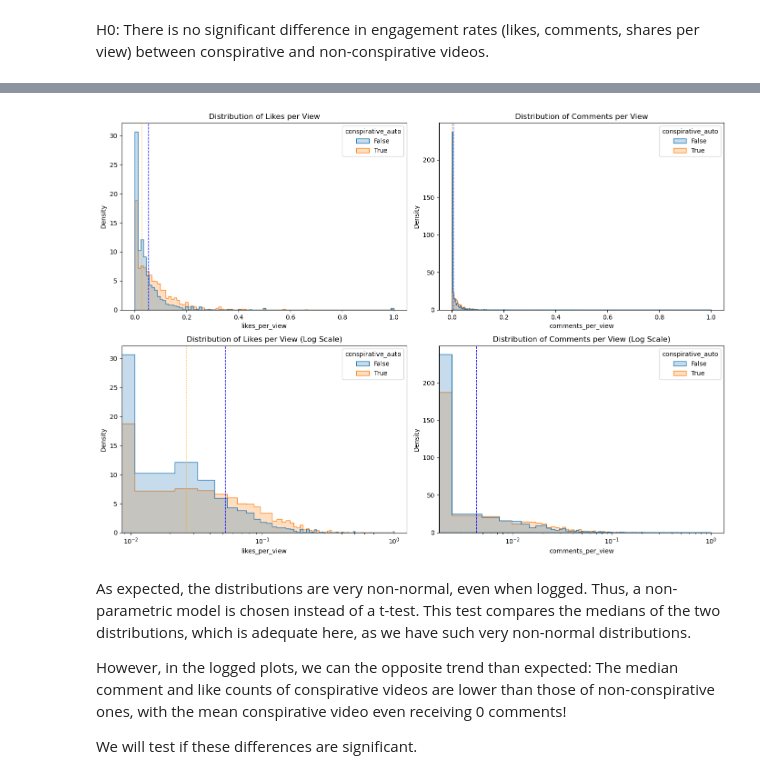
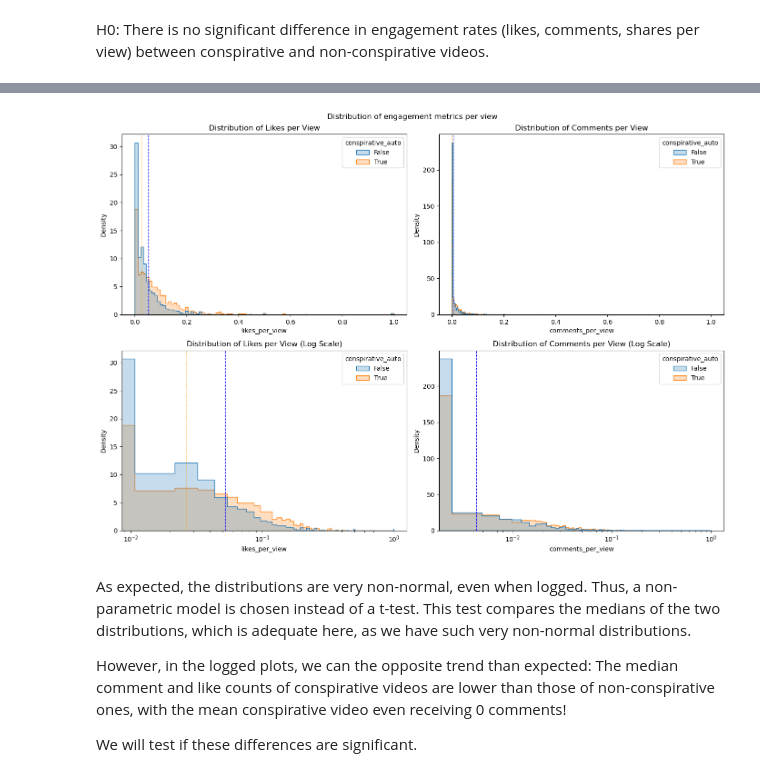
Before and after one commit to julia-king-edu/so-24_smda_project, a Jupyter notebook: 03_analysis.ipynb, the cells around one changed output, grey strips where cells are left out. Saved outputs shown, nothing was run; the diff lists cells and outputs as text; code cells hidden in the pictures.

```diff
--- a/03_analysis.ipynb
+++ b/03_analysis.ipynb
@@ -371,37 +369,38 @@ engagement_df = engagement_df[(engagement_df["likes_per_view"] <= 1) & (engageme
 # %%
 # plot distributions
-fig, axes = plt.subplots(2, 2, figsize = (14, 10))
+fig, ax = plt.subplots(2, 2, figsize = (14, 10))
 
 # likes
-sns.histplot(data = engagement_df, x = "likes_per_view", hue = "conspirative_auto", element = "step", stat = "density", common_norm = False, ax = axes[0, 0])
-axes[0, 0].set_title("Distribution of Likes per View")
-axes[0, 0].axvline(engagement_df[engagement_df["conspirative_auto"] ==  True]["likes_per_view"].median(), color = "blue", linestyle = "--", linewidth = 1)
-axes[0, 0].axvline(engagement_df[engagement_df["conspirative_auto"] ==  False]["likes_per_view"].median(), color = "orange", linestyle = ":", linewidth = 1)
+sns.histplot(data = engagement_df, x = "likes_per_view", hue = "conspirative_auto", element = "step", stat = "density", common_norm = False, ax = ax[0, 0])
+ax[0, 0].set_title("Distribution of Likes per View")
+ax[0, 0].axvline(engagement_df[engagement_df["conspirative_auto"] ==  True]["likes_per_view"].median(), color = "blue", linestyle = "--", linewidth = 1)
+ax[0, 0].axvline(engagement_df[engagement_df["conspirative_auto"] ==  False]["likes_per_view"].median(), color = "orange", linestyle = ":", linewidth = 1)
 
 # comments
-sns.histplot(data = engagement_df, x = "comments_per_view", hue = "conspirative_auto", element = "step", stat = "density", common_norm = False, ax = axes[0, 1])
-axes[0, 1].axvline(engagement_df[engagement_df["conspirative_auto"] ==  True]["comments_per_view"].median(), color = "blue", linestyle = "--", linewidth = 1)
-axes[0, 1].axvline(engagement_df[engagement_df["conspirative_auto"] ==  False]["comments_per_view"].median(), color = "orange", linestyle = ":", linewidth = 1)
-axes[0, 1].set_title("Distribution of Comments per View")
+sns.histplot(data = engagement_df, x = "comments_per_view", hue = "conspirative_auto", element = "step", stat = "density", common_norm = False, ax = ax[0, 1])
+ax[0, 1].axvline(engagement_df[engagement_df["conspirative_auto"] ==  True]["comments_per_view"].median(), color = "blue", linestyle = "--", linewidth = 1)
+ax[0, 1].axvline(engagement_df[engagement_df["conspirative_auto"] ==  False]["comments_per_view"].median(), color = "orange", linestyle = ":", linewidth = 1)
+ax[0, 1].set_title("Distribution of Comments per View")
 
 # same with log
-sns.histplot(data = engagement_df, x = "likes_per_view", hue = "conspirative_auto", element = "step", stat = "density", common_norm = False, ax = axes[1, 0])
-axes[1, 0].set_title("Distribution of Likes per View (Log Scale)")
-axes[1, 0].set_xscale("log")
-axes[1, 0].axvline(engagement_df[engagement_df["conspirative_auto"] ==  True]["likes_per_view"].median(), color = "blue", linestyle = "--", linewidth = 1)
-axes[1, 0].axvline(engagement_df[engagement_df["conspirative_auto"] ==  False]["likes_per_view"].median(), color = "orange", linestyle = ":", linewidth = 1)
+sns.histplot(data = engagement_df, x = "likes_per_view", hue = "conspirative_auto", element = "step", stat = "density", common_norm = False, ax = ax[1, 0])
+ax[1, 0].set_title("Distribution of Likes per View (Log Scale)")
+ax[1, 0].set_xscale("log")
+ax[1, 0].axvline(engagement_df[engagement_df["conspirative_auto"] ==  True]["likes_per_view"].median(), color = "blue", linestyle = "--", linewidth = 1)
+ax[1, 0].axvline(engagement_df[engagement_df["conspirative_auto"] ==  False]["likes_per_view"].median(), color = "orange", linestyle = ":", linewidth = 1)
 
-sns.histplot(data = engagement_df, x = "comments_per_view", hue = "conspirative_auto", element = "step", stat = "density", common_norm = False, ax = axes[1, 1])
-axes[1, 1].set_title("Distribution of Comments per View (Log Scale)")
-axes[1, 1].set_xscale("log")
-axes[1, 1].axvline(engagement_df[engagement_df["conspirative_auto"] ==  True]["comments_per_view"].median(), color = "blue", linestyle = "--", linewidth = 1)
-axes[1, 1].axvline(engagement_df[engagement_df["conspirative_auto"] ==  False]["comments_per_view"].median(), color = "orange", linestyle = ":", linewidth = 1)
+sns.histplot(data = engagement_df, x = "comments_per_view", hue = "conspirative_auto", element = "step", stat = "density", common_norm = False, ax = ax[1, 1])
+ax[1, 1].set_title("Distribution of Comments per View (Log Scale)")
+ax[1, 1].set_xscale("log")
+ax[1, 1].axvline(engagement_df[engagement_df["conspirative_auto"] ==  True]["comments_per_view"].median(), color = "blue", linestyle = "--", linewidth = 1)
+ax[1, 1].axvline(engagement_df[engagement_df["conspirative_auto"] ==  False]["comments_per_view"].median(), color = "orange", linestyle = ":", linewidth = 1)
 
 # Adjust layout
+fig.suptitle("Distribution of engagement metrics per view")
 plt.tight_layout()
 plt.show()
 # %% [output]
-[figure, old version]
+[figure, new version]
 # %% [markdown]
 As expected, the distributions are very non-normal, even when logged. Thus, a non-parametric model is chosen instead of a t-test. This test compares the medians of the two distributions, which is adequate here, as we have such very non-normal distributions.
 
```
Also changed, not shown: parts of 14 cells of this notebook, 2 other files.
